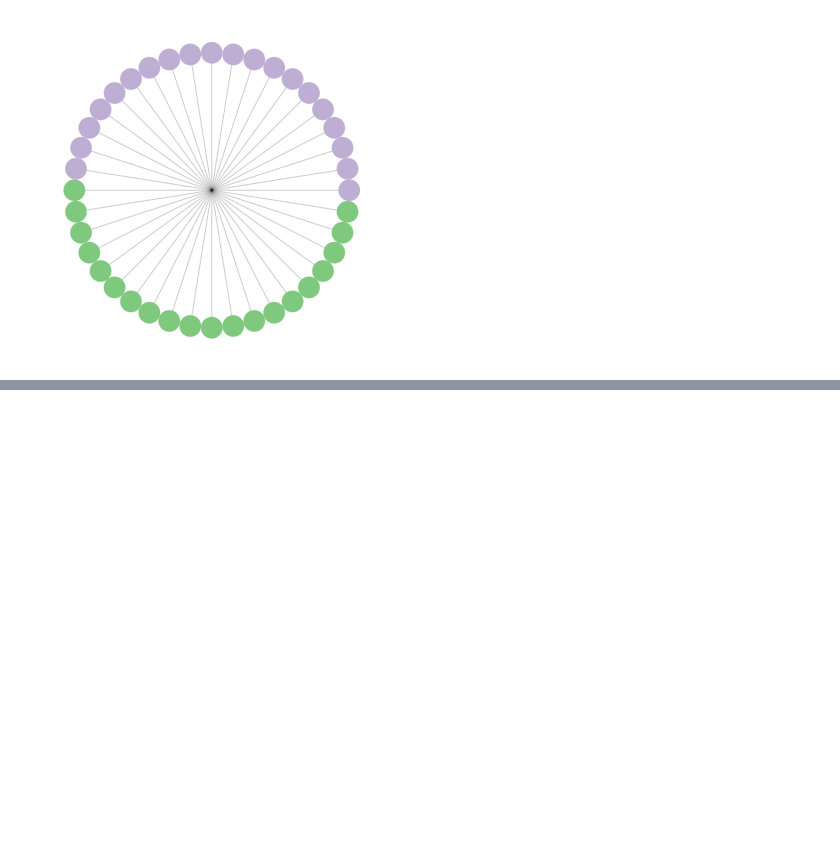
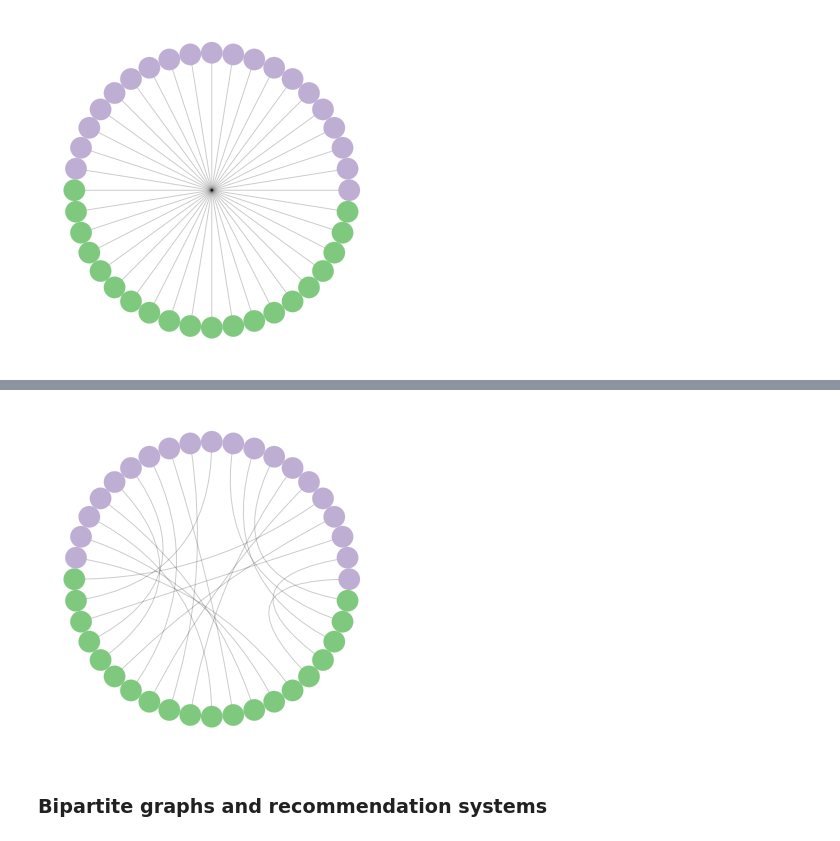
Before and after one commit to nathdip/TeachNeuralNetworks, a Jupyter notebook: src/Network Analysis/Network Analysis - II.ipynb, the cells around one changed output, grey strips where cells are left out. Saved outputs shown, nothing was run; the diff lists cells and outputs as text; code cells hidden in the pictures; blank space fills up the shorter version.

Commit message:
Bipartite graphs example added

```diff
--- a/src/Network Analysis/Network Analysis - II.ipynb
+++ b/src/Network Analysis/Network Analysis - II.ipynb
@@ -49,10 +49,12 @@ df_github = df_github.astype(str)
 # %%
 users = "u" + df_github["1"]
 projects = "p" + df_github["1.1"]
+# %%
+subset_no = 20
 # %%
 edges = list(zip(users, projects))
 # %%
-filtered_edges = edges[1000:1020]
+filtered_edges = edges[1000:1000+subset_no]
 # %%
 users_fil = list(map(itemgetter(0), filtered_edges))
 projs_fil = list(map(itemgetter(1), filtered_edges))
@@ -81,0 +88,9 @@ len(filtered_edges)
+# %%
+c = nv.CircosPlot(G, node_color = 'bipartite',
+                  node_grouping = 'bipartite',
+                  node_order = 'importance')
+c.draw()
+# %% [output]
+[figure, added]
+# %% [markdown]
+### Bipartite graphs and recommendation systems
```
Also changed, not shown: parts of 8 cells of this notebook, 1 other file.
